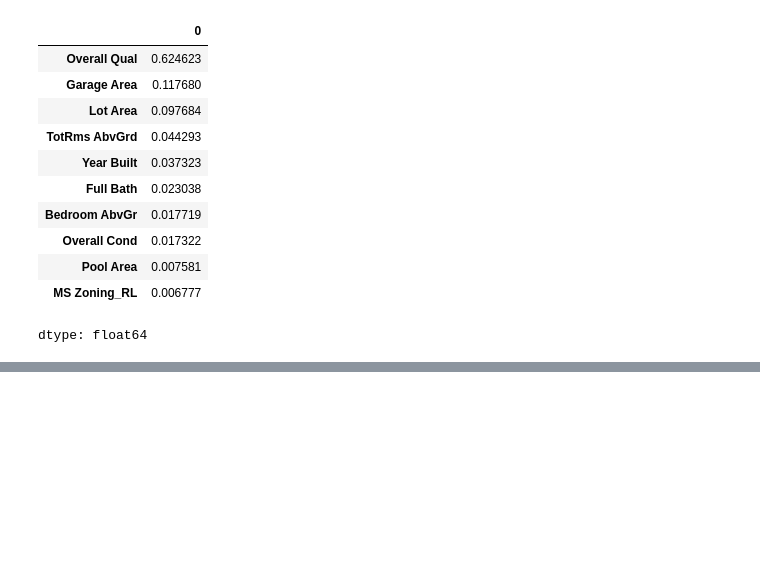
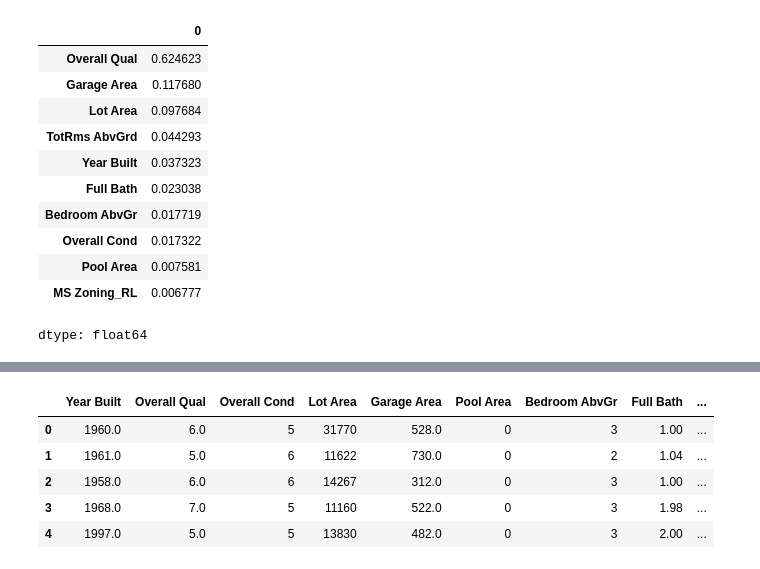
Before and after one commit to matteogolfarelli/DataCentricAI, a Jupyter notebook: Data Preparation/Forecast_SalesPRice_with_missing_data_.ipynb, the cells around one changed output, grey strips where cells are left out. Cells and saved outputs as stored; diff of their text form; code cells hidden in the pictures; blank space fills up the shorter version.

```diff
--- a/Data Preparation/Forecast_SalesPRice_with_missing_data_.ipynb
+++ b/Data Preparation/Forecast_SalesPRice_with_missing_data_.ipynb
@@ -560,0 +740,70 @@ dtype: float64
+# %%
+import pandas as pd
+from sklearn.ensemble import RandomForestRegressor
+
+if 'df_encoded' in locals() and df_encoded is not None:
+    print("\nStarting Random Forest imputation for missing numerical values...")
+    df_rf = df_encoded.copy()
+
+    # Identify numerical columns with missing values
+    cols_with_missing = df_rf.select_dtypes(include=['int64', 'float64']).columns[df_rf.select_dtypes(include=['int64', 'float64']).isnull().any()].tolist()
+
+    # Exclude 'SalePrice' from imputation if it's in cols_with_missing (it's our target)
+    if 'SalePrice' in cols_with_missing:
+        cols_with_missing.remove('SalePrice')
+
+    # Iterate and impute each column with missing values
+    for col in cols_with_missing:
+        print(f"  Imputing missing values in column: '{col}'")
+        # Separate data into observed and missing for the current column
+        df_observed = df_rf.dropna(subset=[col])
+        df_missing = df_rf[df_rf[col].isnull()]
+
+        if not df_missing.empty:
+            # Features to train the imputer (all other columns without missing values)
+            features_for_imputation = [c for c in df_observed.columns if c != col and df_observed[c].isnull().sum() == 0]
+
+            # If there are no features to train, fall back to mean imputation for this column
+            if not features_for_imputation:
+                mean_val = df_observed[col].mean()
+                df_rf.loc[df_rf[col].isnull(), col] = mean_val
+                print(f"    (Falling back to mean imputation for '{col}' due to no clean features: {mean_val:.2f})")
+                continue
+
+            X_impute_train = df_observed[features_for_imputation]
+            y_impute_train = df_observed[col]
+            X_impute_predict = df_missing[features_for_imputation]
+
+            # Handle potential missing values in features_for_imputation for X_impute_predict (shouldn't happen if selected properly)
+            # If there are still missing values in the imputation features, drop those rows for prediction only.
+            rows_to_drop_predict = X_impute_predict.isnull().any(axis=1)
+            if rows_to_drop_predict.any():
+                print(f"    Warning: Dropping {rows_to_drop_predict.sum()} rows for predicting '{col}' due to missing values in imputation features.")
+                X_impute_predict = X_impute_predict[~rows_to_drop_predict]
+                df_missing_subset = df_missing[~rows_to_drop_predict]
+            else:
+                df_missing_subset = df_missing
+
+            if not X_impute_predict.empty:
+                rf_imputer = RandomForestRegressor(n_estimators=50, random_state=42, n_jobs=-1)
+                rf_imputer.fit(X_impute_train, y_impute_train)
+                predicted_values = rf_imputer.predict(X_impute_predict)
+                df_rf.loc[df_missing_subset.index, col] = predicted_values
+                print(f"    Successfully imputed {len(predicted_values)} values for '{col}'.")
+            else:
+                print(f"    No rows left to predict for '{col}' after handling missing features.")
+        else:
+            print(f"    No missing values in '{col}' to impute.")
+
+    # Verify no more missing values
+    if df_rf.isnull().sum().sum() == 0:
+        print("\nAll missing values handled after Random Forest imputation.")
+    else:
+        print("\nWarning: Some missing values still exist after processing. Details:")
+        display(df_rf.isnull().sum()[df_rf.isnull().sum() > 0])
+
+    print("Shape of DataFrame after Random Forest imputation:", df_rf.shape)
+    display(df_rf.head())
+else:
+    print("DataFrame 'df_encoded' is not available for Random Forest imputation.")
+# %% [output]
@@ -560,0 +820,6 @@ dtype: float64
+|  | Year Built | Overall Qual | Overall Cond | Lot Area | Garage Area | Pool Area | Bedroom AbvGr | Full Bath | ... |
+| 0 | 1960.0 | 6.0 | 5 | 31770 | 528.0 | 0 | 3 | 1.00 | ... |
+| 1 | 1961.0 | 5.0 | 6 | 11622 | 730.0 | 0 | 2 | 1.04 | ... |
+| 2 | 1958.0 | 6.0 | 6 | 14267 | 312.0 | 0 | 3 | 1.00 | ... |
+| 3 | 1968.0 | 7.0 | 5 | 11160 | 522.0 | 0 | 3 | 1.98 | ... |
+| 4 | 1997.0 | 5.0 | 5 | 13830 | 482.0 | 0 | 3 | 2.00 | ... |
```
Also changed, not shown: parts of 22 cells of this notebook.
